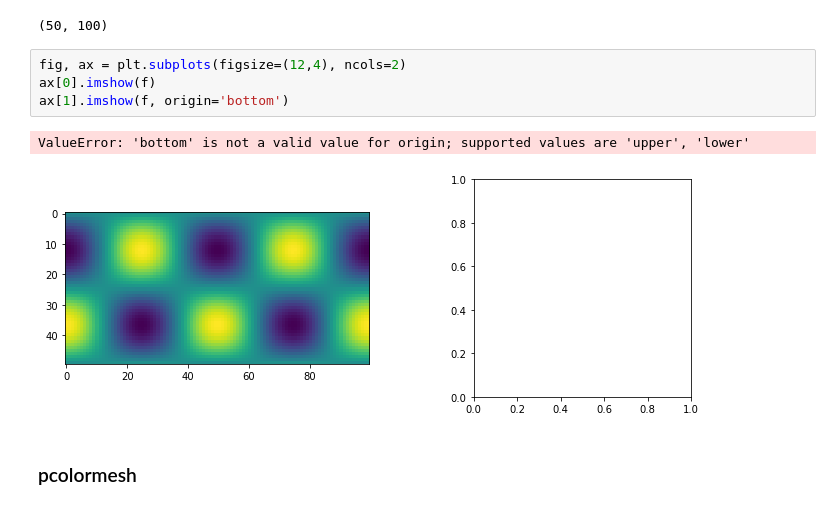
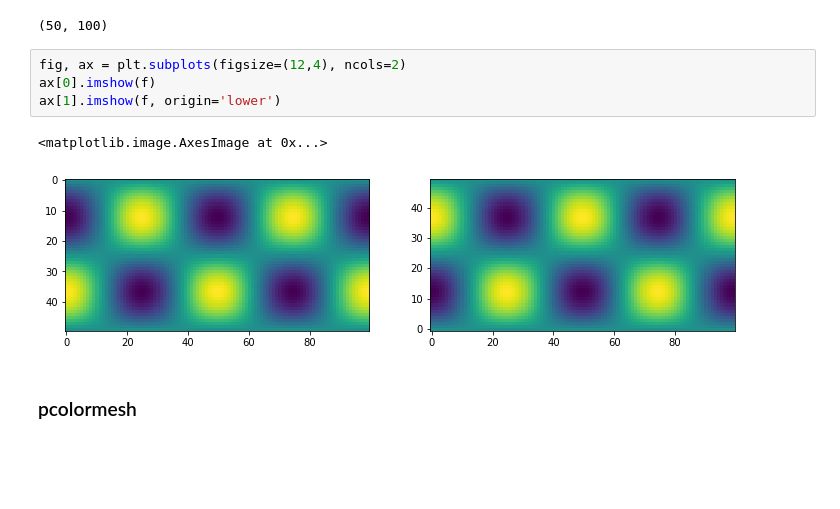
Before and after one commit to eoda-macs401/earth_ocean_data_analysis, a Jupyter notebook: _build/jupyter_execute/Notebooks/more_matplotlib.ipynb, the cells around one changed output. Cells and saved outputs as stored; diff of their text form; blank space fills up the shorter version.

Commit message:
more matplotlib assignment again

```diff
--- a/_build/jupyter_execute/Notebooks/more_matplotlib.ipynb
+++ b/_build/jupyter_execute/Notebooks/more_matplotlib.ipynb
@@ -324,10 +324,10 @@ print(f.shape)
 # %%
 fig, ax = plt.subplots(figsize=(12,4), ncols=2)
 ax[0].imshow(f)
-ax[1].imshow(f, origin='bottom')
+ax[1].imshow(f, origin='lower')
 # %% [output]
-ValueError: 'bottom' is not a valid value for origin; supported values are 'upper', 'lower'
+<matplotlib.image.AxesImage at 0x...>
-[figure, old version]
+[figure, new version]
 # %% [markdown]
 ### pcolormesh
 # %%
```
Also changed, not shown: parts of 7 cells of this notebook, 36 other files.
